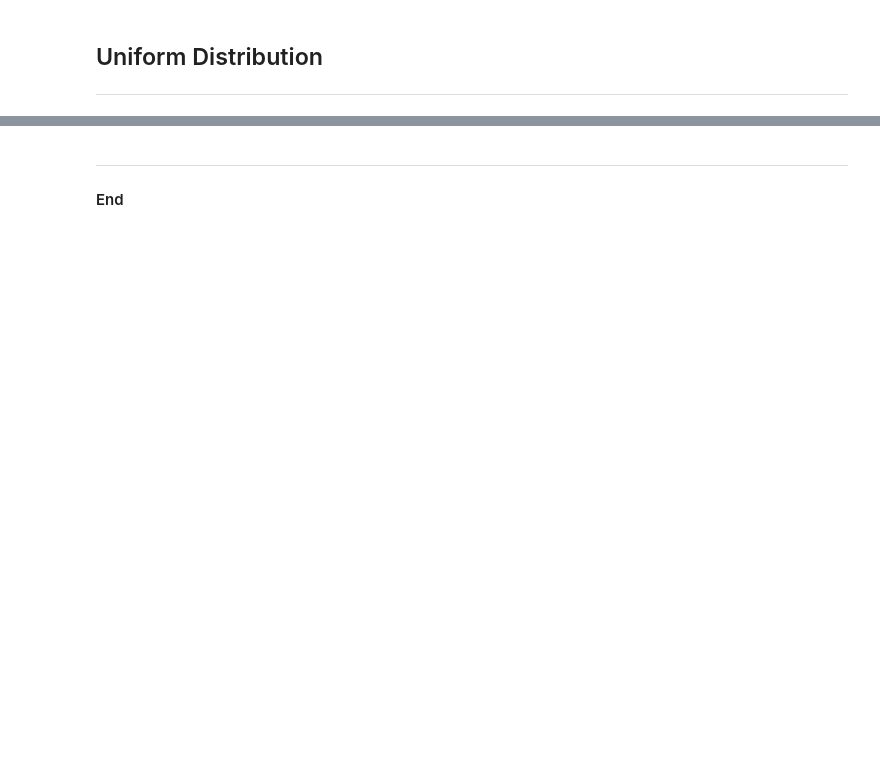
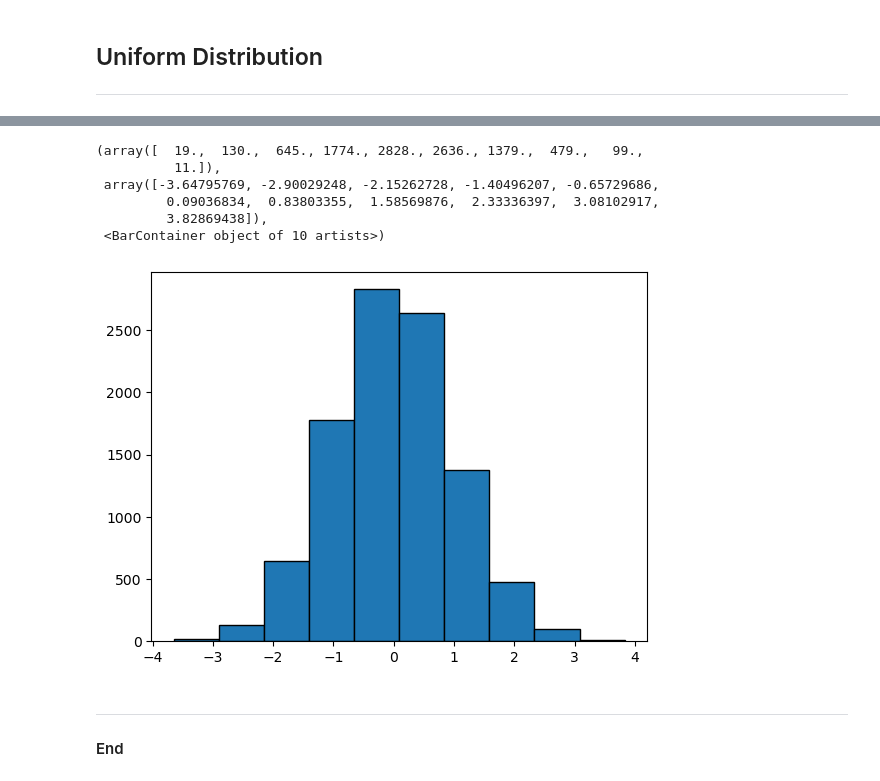
Before and after one commit to teesesmit/dataanalytics, a Jupyter notebook: MYWORK/random.ipynb, the cells around one changed output, grey strips where cells are left out. Cells and saved outputs as stored; diff of their text form; code cells hidden in the pictures; blank space fills up the shorter version.

```diff
--- a/MYWORK/random.ipynb
+++ b/MYWORK/random.ipynb
@@ -167,3 +194,15 @@ plt.bar(values, counts, edgecolor='black')
+# %%
+# Plot Histogram.
+
+plt.hist(x, edgecolor= "black")
+# %% [output]
+(array([  19.,  130.,  645., 1774., 2828., 2636., 1379.,  479.,   99.,
+          11.]),
+ array([-3.64795769, -2.90029248, -2.15262728, -1.40496207, -0.65729686,
+         0.09036834,  0.83803355,  1.58569876,  2.33336397,  3.08102917,
+         3.82869438]),
+ <BarContainer object of 10 artists>)
+[figure, added]
 # %% [markdown]
 ***
 
```
Also changed, not shown: parts of 18 cells of this notebook.
